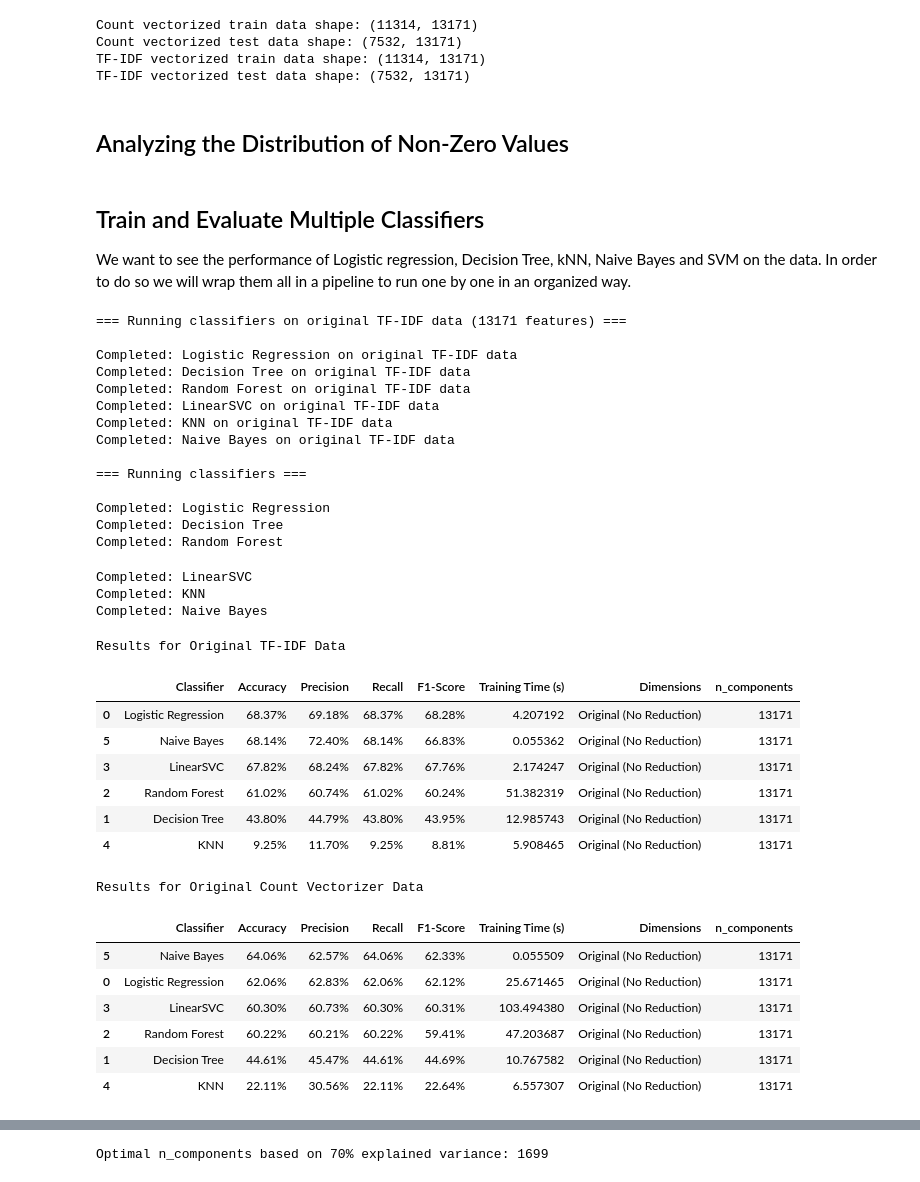
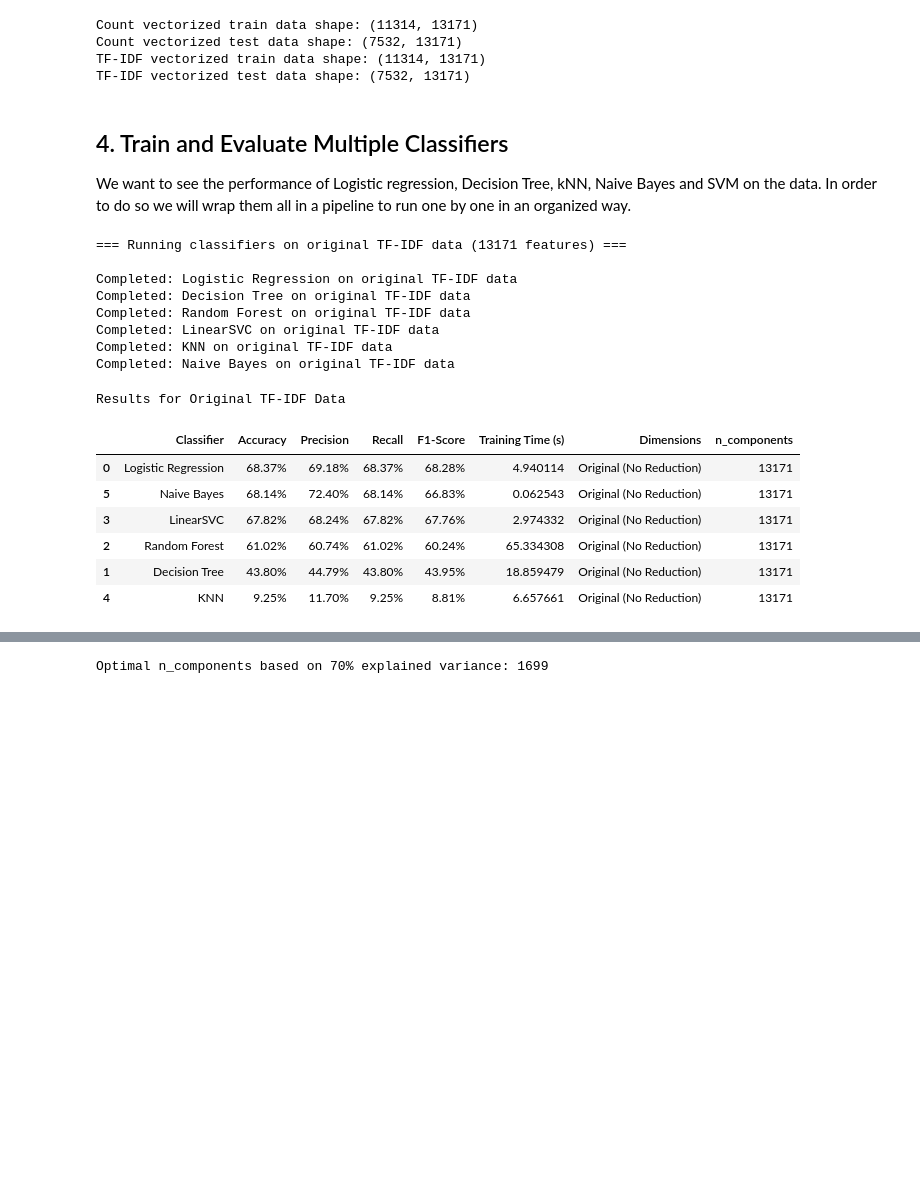
Before and after one commit to benami171/ML_FinalProject, a Jupyter notebook: project.ipynb, the cells around one changed output, grey strips where cells are left out. Cells and saved outputs as stored; diff of their text form; code cells hidden in the pictures; blank space fills up the shorter version.

```diff
--- a/project.ipynb
+++ b/project.ipynb
@@ -201,10 +200,8 @@ Count vectorized train data shape: (11314, 13171)
 Count vectorized test data shape: (7532, 13171)
 TF-IDF vectorized train data shape: (11314, 13171)
 TF-IDF vectorized test data shape: (7532, 13171)
-# %% [markdown]
-## Analyzing the Distribution of Non-Zero Values
 # %% [markdown]
-## Train and Evaluate Multiple Classifiers
+## 4. Train and Evaluate Multiple Classifiers
 We want to see the performance of Logistic regression, Decision Tree, kNN, Naive Bayes and SVM on the data.
 In order to do so we will wrap them all in a pipeline to run one by one in an organized way.
 # %%
@@ -245,7 +242,7 @@ classifiers = [
     ('Logistic Regression', LogisticRegression(random_state=42, max_iter=1000)),
     ('Decision Tree', DecisionTreeClassifier(random_state=42)),
     ('Random Forest', RandomForestClassifier(random_state=42, n_estimators=100)),
-    ('LinearSVC', LinearSVC(random_state=42, dual=False)),
+    ('LinearSVC', LinearSVC(random_state=42, dual=False, max_iter=10000)),
     ('KNN', KNeighborsClassifier(n_neighbors=5)),
     ('Naive Bayes', MultinomialNB())
 ]
@@ -267,17 +264,17 @@ for clf_name, clf in classifiers:
         print(f"Error with {clf_name} on original data: {e}")
 
 
-# First, run the classifiers on the original TF-IDF data (no dimensionality reduction)
-print(f"\n=== Running classifiers ===\n")
-for clf_name, clf in classifiers:
-    try:
-        result = evaluate_classifier(clf, X_train_counts, X_test_counts, y_train, y_test, clf_name)
-        result['Dimensions'] = 'Original (No Reduction)'
-        result['n_components'] = X_train_counts.shape[1]
-        results_count.append(result)
-        print(f"Completed: {clf_name}")
-    except Exception as e:
-        print(f"Error with {clf_name} on original data: {e}")
+# # First, run the classifiers on the original TF-IDF data (no dimensionality reduction)
+# print(f"\n=== Running classifiers ===\n")
+# for clf_name, clf in classifiers:
+#     try:
+#         result = evaluate_classifier(clf, X_train_counts, X_test_counts, y_train, y_test, clf_name)
+#         result['Dimensions'] = 'Original (No Reduction)'
+#         result['n_components'] = X_train_counts.shape[1]
+#         results_count.append(result)
+#         print(f"Completed: {clf_name}")
+#     except Exception as e:
+#         print(f"Error with {clf_name} on original data: {e}")
 
 
 # Convert the results list to a DataFrame
@@ -286,65 +283,48 @@ results_df_count = pd.DataFrame(results_count)
 
 # Filter results for original dimensionality
 original_results = results_df[results_df['Dimensions'] == 'Original (No Reduction)']
-original_results_count = results_df_count[results_df_count['Dimensions'] == 'Original (No Reduction)']
+# original_results_count = results_df_count[results_df_count['Dimensions'] == 'Original (No Reduction)']
 
 
 styled_df = format_results_table(original_results, groupby='n_components').style\
     .set_caption("Results for Original TF-IDF Data")\
     .format({
         'Accuracy': '{:.2f}%',
         'Precision': '{:.2f}%',
         'Recall': '{:.2f}%',
         'F1-Score': '{:.2f}%'
     })
 
 display(styled_df)
 
-styled_df2 = format_results_table(original_results_count, groupby='n_components').style\
-    .set_caption("Results for Original Count Vectorizer Data")\
-    .format({
-        'Accuracy': '{:.2f}%',
-        'Precision': '{:.2f}%',
-        'Recall': '{:.2f}%',
-        'F1-Score': '{:.2f}%'
-    })
+# styled_df2 = format_results_table(original_results_count, groupby='n_components').style\
+#     .set_caption("Results for Original Count Vectorizer Data")\
+#     .format({
+#         'Accuracy': '{:.2f}%',
+#         'Precision': '{:.2f}%',
+#         'Recall': '{:.2f}%',
+#         'F1-Score': '{:.2f}%'
+#     })
 
-display(styled_df2)
+# display(styled_df2)
 
 # print(tabulate(format_results_table(original_results, groupby='n_components'),
 #                headers='keys', tablefmt='grid', showindex=False))
 # %% [output]
 === Running classifiers on original TF-IDF data (13171 features) ===
 
 Completed: Logistic Regression on original TF-IDF data
 Completed: Decision Tree on original TF-IDF data
 Completed: Random Forest on original TF-IDF data
 Completed: LinearSVC on original TF-IDF data
 Completed: KNN on original TF-IDF data
 Completed: Naive Bayes on original TF-IDF data
-
-=== Running classifiers ===
-
-Completed: Logistic Regression
-Completed: Decision Tree
-Completed: Random Forest
-Completed: LinearSVC
-Completed: KNN
-Completed: Naive Bayes
+Results for Original TF-IDF Data
-Results for Original TF-IDF Data
 |  | Classifier | Accuracy | Precision | Recall | F1-Score | Training Time (s) | Dimensions | n_components |
-| 0 | Logistic Regression | 68.37% | 69.18% | 68.37% | 68.28% | 4.207192 | Original (No Reduction) | 13171 |
-| 5 | Naive Bayes | 68.14% | 72.40% | 68.14% | 66.83% | 0.055362 | Original (No Reduction) | 13171 |
-| 3 | LinearSVC | 67.82% | 68.24% | 67.82% | 67.76% | 2.174247 | Original (No Reduction) | 13171 |
-| 2 | Random Forest | 61.02% | 60.74% | 61.02% | 60.24% | 51.382319 | Original (No Reduction) | 13171 |
-| 1 | Decision Tree | 43.80% | 44.79% | 43.80% | 43.95% | 12.985743 | Original (No Reduction) | 13171 |
-| 4 | KNN | 9.25% | 11.70% | 9.25% | 8.81% | 5.908465 | Original (No Reduction) | 13171 |
+| 0 | Logistic Regression | 68.37% | 69.18% | 68.37% | 68.28% | 4.940114 | Original (No Reduction) | 13171 |
+| 5 | Naive Bayes | 68.14% | 72.40% | 68.14% | 66.83% | 0.062543 | Original (No Reduction) | 13171 |
+| 3 | LinearSVC | 67.82% | 68.24% | 67.82% | 67.76% | 2.974332 | Original (No Reduction) | 13171 |
+| 2 | Random Forest | 61.02% | 60.74% | 61.02% | 60.24% | 65.334308 | Original (No Reduction) | 13171 |
+| 1 | Decision Tree | 43.80% | 44.79% | 43.80% | 43.95% | 18.859479 | Original (No Reduction) | 13171 |
+| 4 | KNN | 9.25% | 11.70% | 9.25% | 8.81% | 6.657661 | Original (No Reduction) | 13171 |
-Results for Original Count Vectorizer Data
-|  | Classifier | Accuracy | Precision | Recall | F1-Score | Training Time (s) | Dimensions | n_components |
-| 5 | Naive Bayes | 64.06% | 62.57% | 64.06% | 62.33% | 0.055509 | Original (No Reduction) | 13171 |
-| 0 | Logistic Regression | 62.06% | 62.83% | 62.06% | 62.12% | 25.671465 | Original (No Reduction) | 13171 |
-| 3 | LinearSVC | 60.30% | 60.73% | 60.30% | 60.31% | 103.494380 | Original (No Reduction) | 13171 |
-| 2 | Random Forest | 60.22% | 60.21% | 60.22% | 59.41% | 47.203687 | Original (No Reduction) | 13171 |
-| 1 | Decision Tree | 44.61% | 45.47% | 44.61% | 44.69% | 10.767582 | Original (No Reduction) | 13171 |
-| 4 | KNN | 22.11% | 30.56% | 22.11% | 22.64% | 6.557307 | Original (No Reduction) | 13171 |
 # %% [markdown]
```
Also changed, not shown: parts of 11 cells of this notebook.
